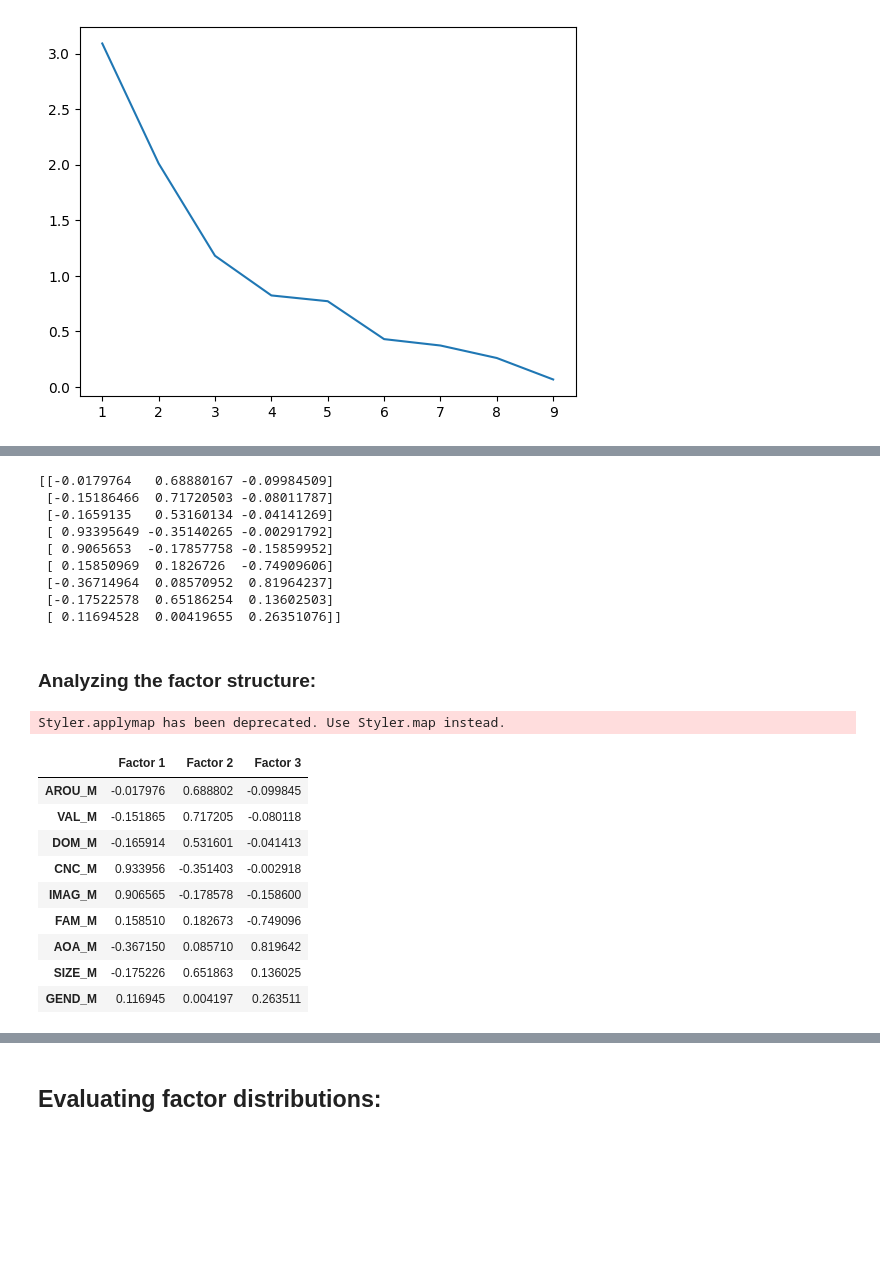
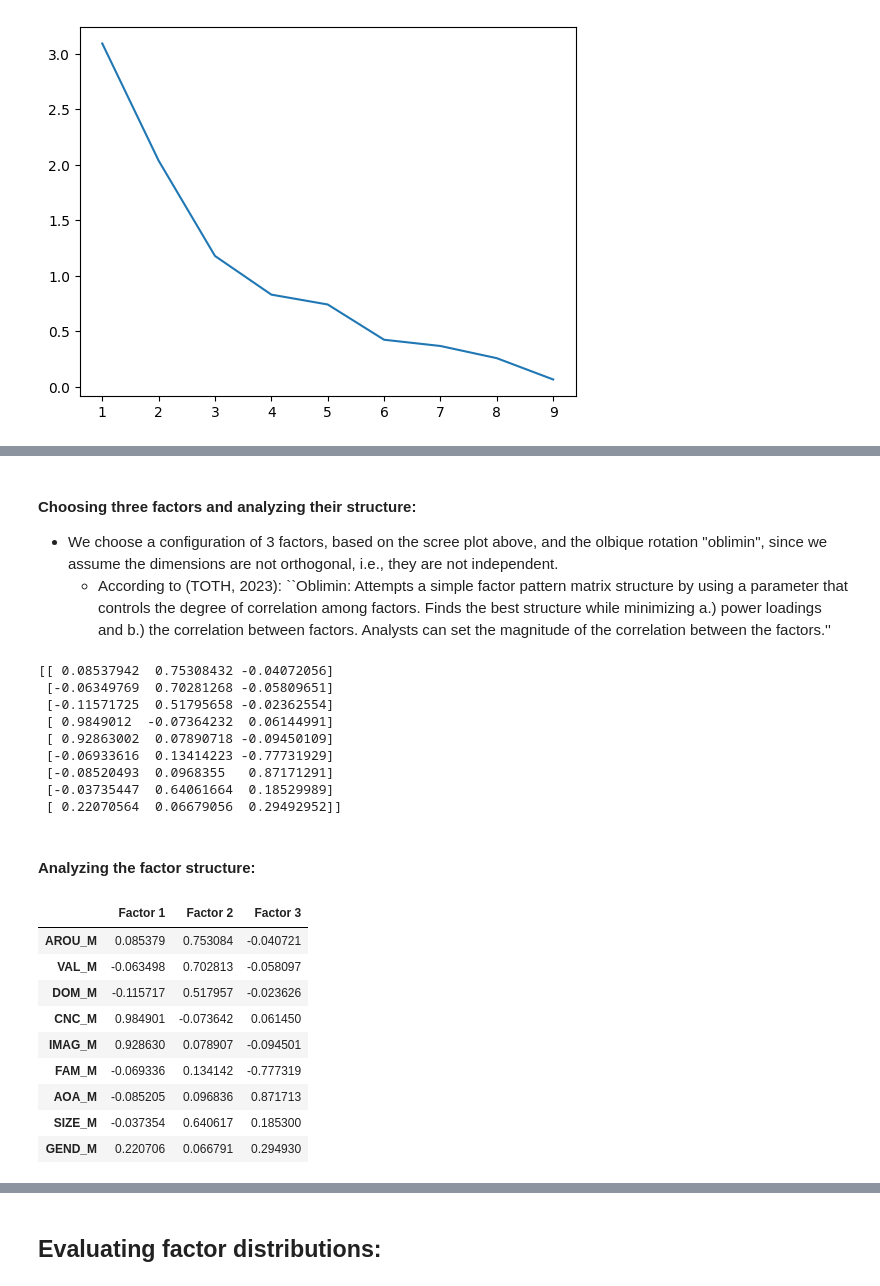
Before and after one commit to tbnsilveira/semantic_factors, a Jupyter notebook: notebooks/Semantic_Factors.ipynb, the cells around one changed output, grey strips where cells are left out. Saved outputs shown, nothing was run; the diff lists cells and outputs as text; code cells hidden in the pictures; blank space fills up the shorter version.

```diff
--- a/notebooks/Semantic_Factors.ipynb
+++ b/notebooks/Semantic_Factors.ipynb
@@ -234,0 +233,8 @@ df_M.head()
+# %%
+scaler = StandardScaler()
+
+scaled_df_M=df_M.copy()
+scaled_df_M=pd.DataFrame(scaler.fit_transform(scaled_df_M),
+                         columns=df_M.columns,
+                         index=df_M.index)
+scaled_df_M.info()
@@ -237,7 +300,7 @@ df_M.head()
 fa = FactorAnalyzer()
 
 ## fa.fit(df_M)
-fa.fit(df_M)
+fa.fit(scaled_df_M)
 # %% [output]
 FactorAnalyzer(rotation_kwargs={})
 # %%
@@ -259,20 +321,24 @@ plt.plot(range(1,df_M.shape[1]+1),ev)
+# %% [markdown]
+#### Choosing three factors and analyzing their structure:
+- We choose a configuration of 3 factors, based on the scree plot above, and the olbique rotation "oblimin", since we assume the dimensions are not orthogonal, i.e., they are not independent.
+    - According to (TOTH, 2023): ``Oblimin: Attempts a simple factor pattern matrix structure by using a parameter that controls the degree of correlation among factors. Finds the best structure while minimizing a.) power loadings and b.) the correlation between factors. Analysts can set the magnitude of the correlation between the factors.''
 # %%
-fa = FactorAnalyzer(3, rotation='varimax')
-fa.fit(df_M)
+fa = FactorAnalyzer(3, rotation='oblimin')
+fa.fit(scaled_df_M)
 loads = fa.loadings_
 print(loads)
 # %% [output]
-[[-0.0179764   0.68880167 -0.09984509]
- [-0.15186466  0.71720503 -0.08011787]
- [-0.1659135   0.53160134 -0.04141269]
- [ 0.93395649 -0.35140265 -0.00291792]
- [ 0.9065653  -0.17857758 -0.15859952]
- [ 0.15850969  0.1826726  -0.74909606]
- [-0.36714964  0.08570952  0.81964237]
- [-0.17522578  0.65186254  0.13602503]
- [ 0.11694528  0.00419655  0.26351076]]
+[[ 0.08537942  0.75308432 -0.04072056]
+ [-0.06349769  0.70281268 -0.05809651]
+ [-0.11571725  0.51795658 -0.02362554]
+ [ 0.9849012  -0.07364232  0.06144991]
+ [ 0.92863002  0.07890718 -0.09450109]
+ [-0.06933616  0.13414223 -0.77731929]
+ [-0.08520493  0.0968355   0.87171291]
+ [-0.03735447  0.64061664  0.18529989]
+ [ 0.22070564  0.06679056  0.29492952]]
 # %% [markdown]
-### Analyzing the factor structure:
+#### Analyzing the factor structure:
 # %%
 def highlight_high_values(val, th=0.5):
     ''' Highlights values higher or lower than 0.5. Must be applied as a map in a Pandas.DataFrame style.
@@ -287,19 +353,18 @@ def highlight_high_values(val, th=0.5):
     return color
 # %%
 ## Creating a dataframe with the loading values and column names:
-factors = pd.DataFrame(fa.loadings_, columns=['Factor 1','Factor 2','Factor 3'], index=[df_M.columns])
+factors = pd.DataFrame(fa.loadings_, columns=['Factor 1','Factor 2','Factor 3'], index=[scaled_df_M.columns])
 # %%
-factors.style.applymap(highlight_high_values, th=0.4)
+factors.style.map(highlight_high_values, th=0.5)
 # %% [output]
-Styler.applymap has been deprecated. Use Styler.map instead.
 |  | Factor 1 | Factor 2 | Factor 3 |
-| AROU_M | -0.017976 | 0.688802 | -0.099845 |
-| VAL_M | -0.151865 | 0.717205 | -0.080118 |
-| DOM_M | -0.165914 | 0.531601 | -0.041413 |
-| CNC_M | 0.933956 | -0.351403 | -0.002918 |
-| IMAG_M | 0.906565 | -0.178578 | -0.158600 |
-| FAM_M | 0.158510 | 0.182673 | -0.749096 |
-| AOA_M | -0.367150 | 0.085710 | 0.819642 |
-| SIZE_M | -0.175226 | 0.651863 | 0.136025 |
-| GEND_M | 0.116945 | 0.004197 | 0.263511 |
+| AROU_M | 0.085379 | 0.753084 | -0.040721 |
+| VAL_M | -0.063498 | 0.702813 | -0.058097 |
+| DOM_M | -0.115717 | 0.517957 | -0.023626 |
+| CNC_M | 0.984901 | -0.073642 | 0.061450 |
+| IMAG_M | 0.928630 | 0.078907 | -0.094501 |
+| FAM_M | -0.069336 | 0.134142 | -0.777319 |
+| AOA_M | -0.085205 | 0.096836 | 0.871713 |
+| SIZE_M | -0.037354 | 0.640617 | 0.185300 |
+| GEND_M | 0.220706 | 0.066791 | 0.294930 |
 # %% [markdown]
```
Also changed, not shown: parts of 47 cells of this notebook, 1 other file.
